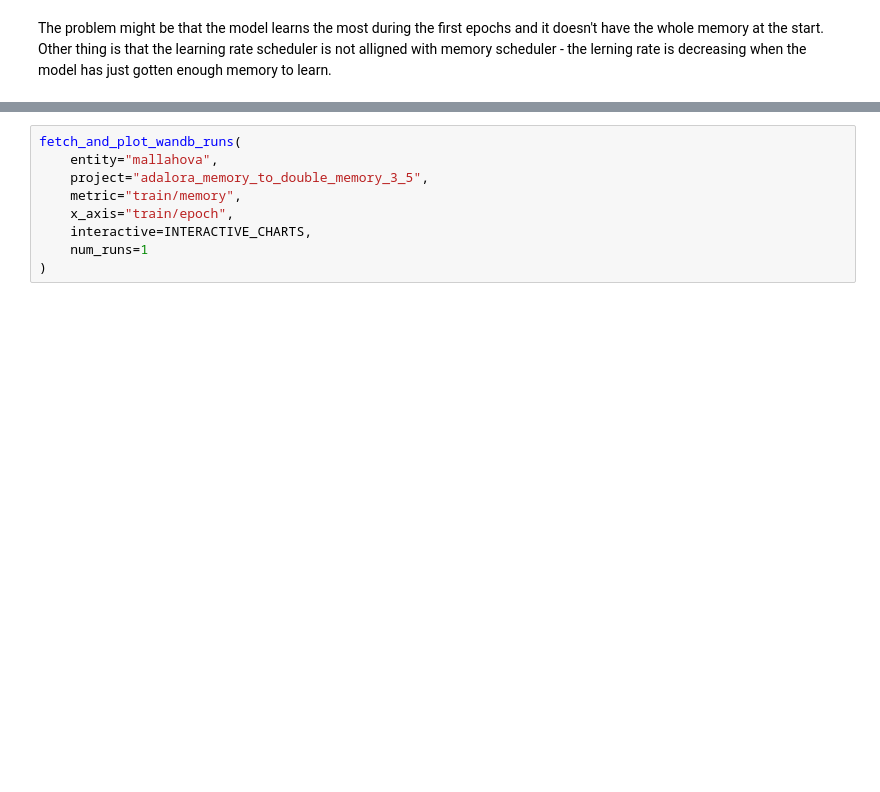
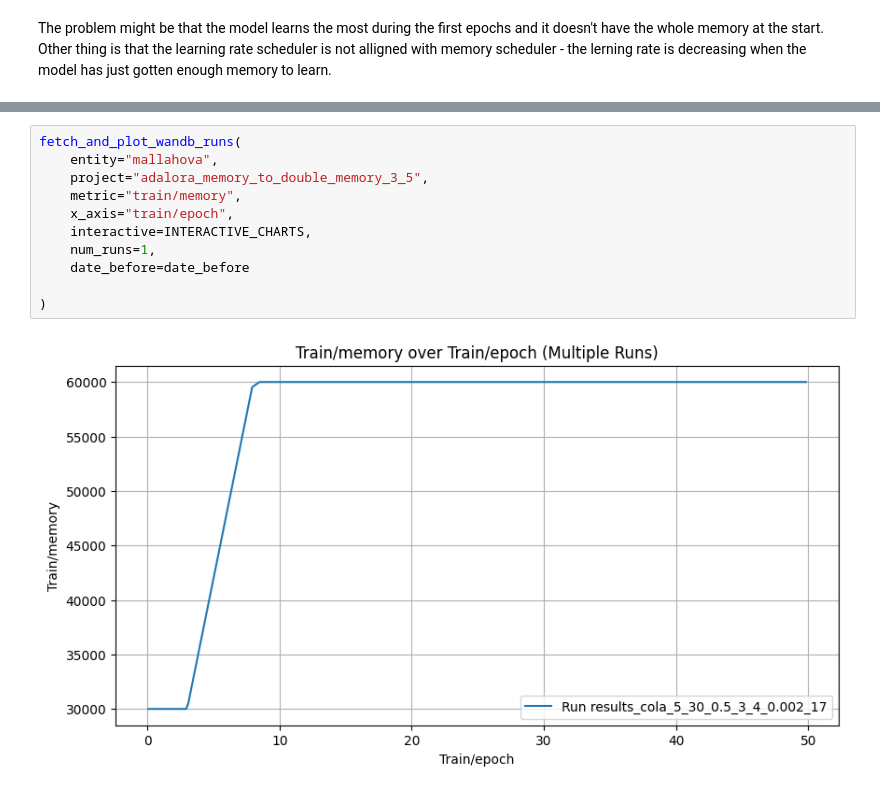
Before and after one commit to mallahova/loraxs, a Jupyter notebook: tasks/adaptive_rank_allocation/memory/initial_smaller_memory/report.ipynb, the cells around one changed output, grey strips where cells are left out. Drawn from its saved outputs; the diff is of its cells as text; blank space fills up the shorter version.

```diff
--- a/tasks/adaptive_rank_allocation/memory/initial_smaller_memory/report.ipynb
+++ b/tasks/adaptive_rank_allocation/memory/initial_smaller_memory/report.ipynb
@@ -412,12 +428,16 @@ fetch_and_plot_wandb_runs(
 # %%
 fetch_and_plot_wandb_runs(
     entity="mallahova",
     project="adalora_memory_to_double_memory_3_5",
     metric="train/memory",
     x_axis="train/epoch",
     interactive=INTERACTIVE_CHARTS,
-    num_runs=1
+    num_runs=1,
+    date_before=date_before
+
 )
+# %% [output]
+[figure, added]
 # %%
 fetch_and_plot_wandb_runs(
     entity="mallahova",
```
Also changed, not shown: parts of 14 cells of this notebook, 10 other files.
